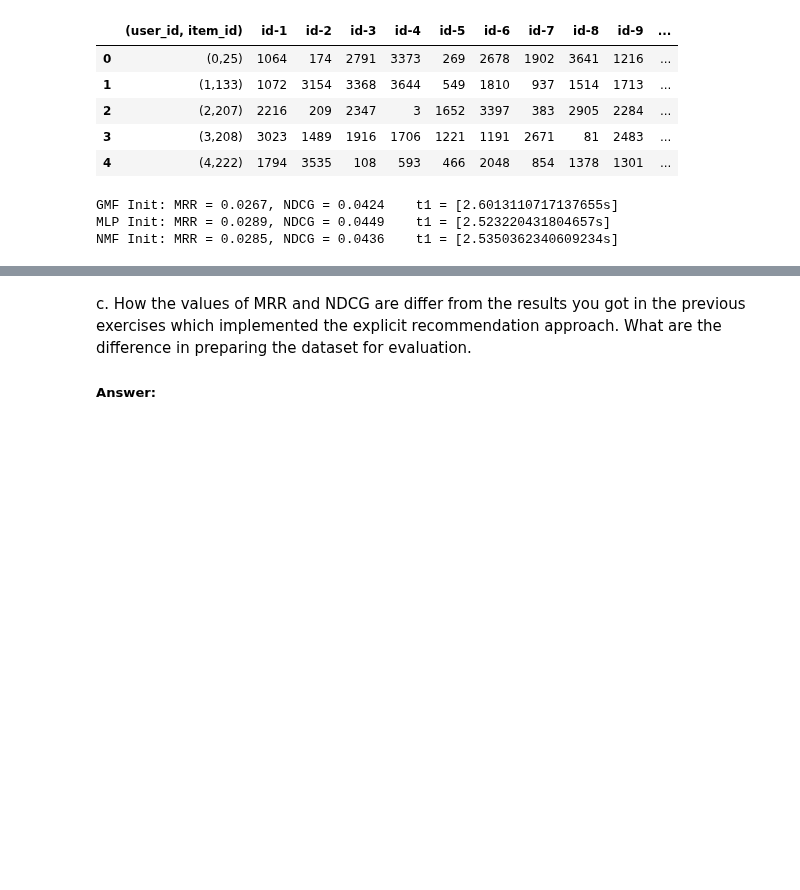
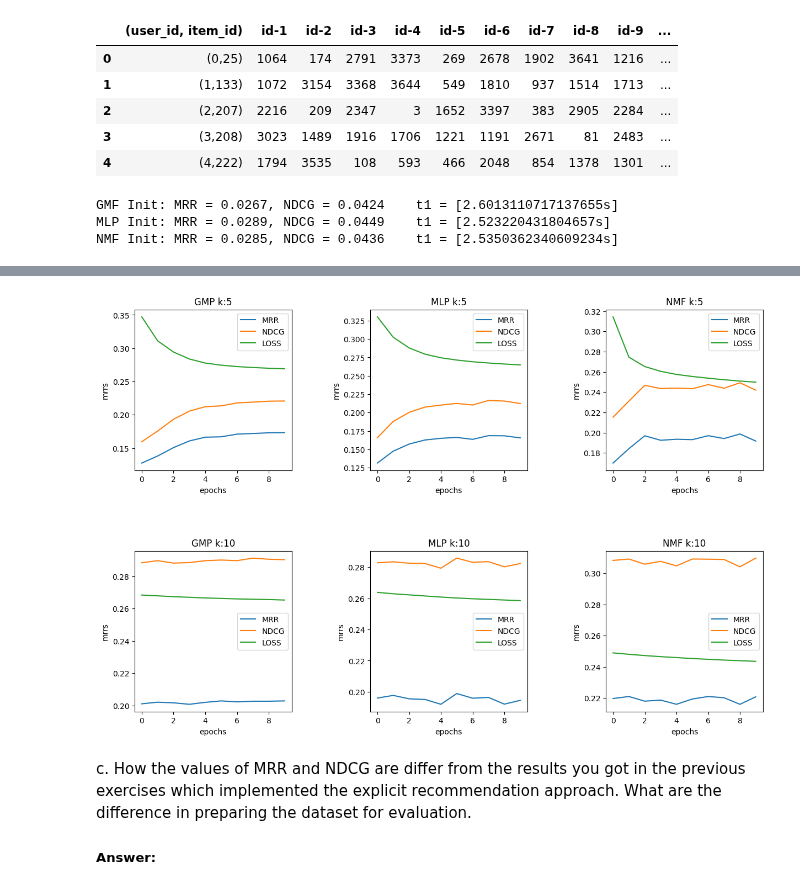
Before and after one commit to Nesher123/Recommendation-Systems, a Jupyter notebook: HW3/HW3-DONT_DELETE.ipynb, the cells around one changed output, grey strips where cells are left out. Drawn from its saved outputs; the diff is of its cells as text; code cells hidden in the pictures; blank space fills up the shorter version.

```diff
--- a/HW3/HW3-DONT_DELETE.ipynb
+++ b/HW3/HW3-DONT_DELETE.ipynb
@@ -41,6 +33,3 @@ from keras.layers import Multiply, Concatenate
-# %%
-num_negatives = 4
-TOP_K = 10
 # %% [markdown]
 #### Preprocessing:
 # %%
@@ -174,7 +175,7 @@ ic| percent_1: 9941
 ic| time() - start: 238.94894123077393
 238.94894123077393
 # %%
-user_input, item_input, total_labels = training_data
+user_input, item_input, labels = training_data
 # %%
 pd.set_option("display.max_rows", None, "display.max_columns", None)
 training_data_df = pd.DataFrame(list(zip(user_input, item_input, total_labels)),
@@ -312,7 +315,8 @@ num_negatives = 4 #how many negative samples per positive sample?
 learning_rate = 0.001
 batch_size = 256
 verbose = 1
-
+epochs = 10
+TOP_K = 10
 topK = 10 #used to evaluate the model. Top K recommendations are used.
 num_users = len(training_data_df.user_input.unique())
 num_items = len(training_data_df.item_input.unique())
@@ -427,3 +440,11 @@ initPerformance()
 GMF Init: MRR = 0.0267, NDCG = 0.0424    t1 = [2.6013110717137655s]
 MLP Init: MRR = 0.0289, NDCG = 0.0449    t1 = [2.523220431804657s]
 NMF Init: MRR = 0.0285, NDCG = 0.0436    t1 = [2.5350362340609234s]
+# %%
+mrr_GMF = 0.0267
+mrr_MLP = 0.0289
+mrr_NMF = 0.0285
+
+ndcg_GMF = 0.0424
+ndcg_MLP = 0.0449
+ndcg_NMF = 0.0436
@@ -430,3 +503,54 @@ NMF Init: MRR = 0.0285, NDCG = 0.0436    t1 = [2.5350362340609234s]
+# %%
+plt.rcParams['figure.figsize'] = [12, 8]
+plt.rcParams['figure.dpi'] = 100
+
+import pandas as pd
+import matplotlib.pyplot as plt
+import numpy as np
+import seaborn as sns
+files = ['results_GMP_5.txt', 'results_GMP_10.txt', 'results_MLP_5.txt', 'results_MLP_10.txt', 'results_NMF_5.txt', 'results_NMF_10.txt']
+display_df_list = []
+
+mrrs_all_algo = []
+ndcg_all_algo = []
+loss_all_algo = []
+for f_name in files:
+    mrrs, ndcgs, losss = [], [], []
+    with open(f_name, 'r') as f:
+        for l in f:
+            mrr, ndcg, loss = l.split(',')
+            mrrs.append(float(mrr.split(' = ')[1].strip()))
+            ndcgs.append(float(ndcg.split(' = ')[1].strip()))
+            losss.append(float(loss.split(' = ')[1].strip()))
+        epochs = list(range(len(mrrs)))
+
+
+        name = ' k:'.join(f_name.split('.')[0].split('_')[1:3])
+        mrrs_all_algo.append((name, mrrs))
+        ndcg_all_algo.append((name, ndcgs))
+        loss_all_algo.append((name, losss))
+
+        display_df = pd.DataFrame(list(zip(mrrs, ndcgs, losss, epochs)),
+               columns =['mrrs', 'ndcgs', 'losss', 'epochs'])
+        display_df_list.append((name,display_df))
+
+fig = plt.figure()
+fig.subplots_adjust(top=0.92, bottom=0.01, left=0.0010, right=0.95, hspace=0.5,
+                    wspace=0.5)
+
+order_of_i = [1,4,2,5,3,6]
+for i in np.arange(1, 7):
+    ax = fig.add_subplot(2, 3, order_of_i[i-1])
+    name, display_df = display_df_list[i-1]
+    sns.lineplot(x=display_df.epochs , y = display_df.mrrs,ax=ax, label="MRR")
+    sns.lineplot(x=display_df.epochs , y = display_df.ndcgs,ax=ax, label="NDCG")
+    sns.lineplot(x=display_df.epochs , y = display_df.losss,ax=ax, label="LOSS")
+    ax.set_title(name)
+    ax.legend()
+
+plt.show()
+# %% [output]
+[figure, added]
 # %% [markdown]
 c. How the values of MRR and NDCG are differ from the results you got in the previous exercises which implemented the explicit recommendation approach.
 What are the difference in preparing the dataset for evaluation.
```
Also changed, not shown: parts of 25 cells of this notebook, 8 other files.
